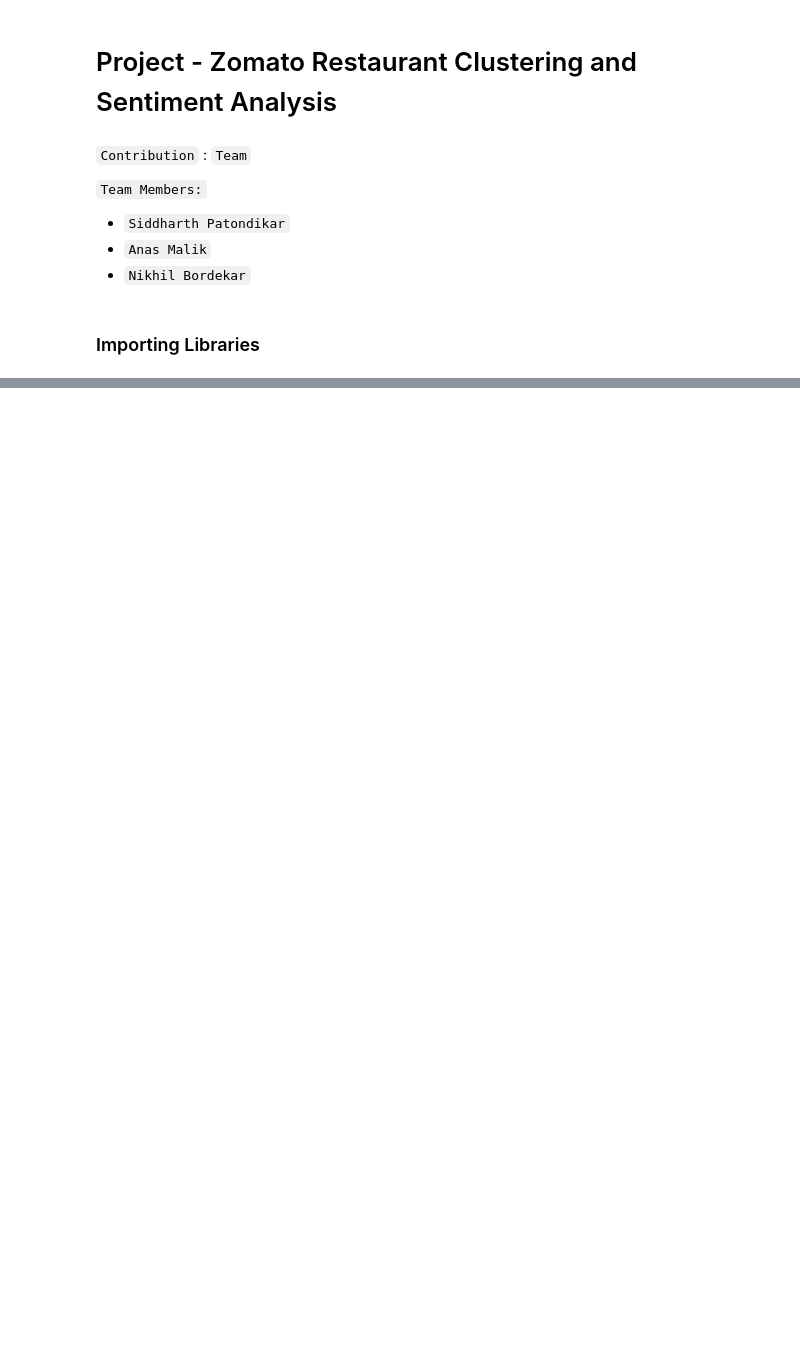
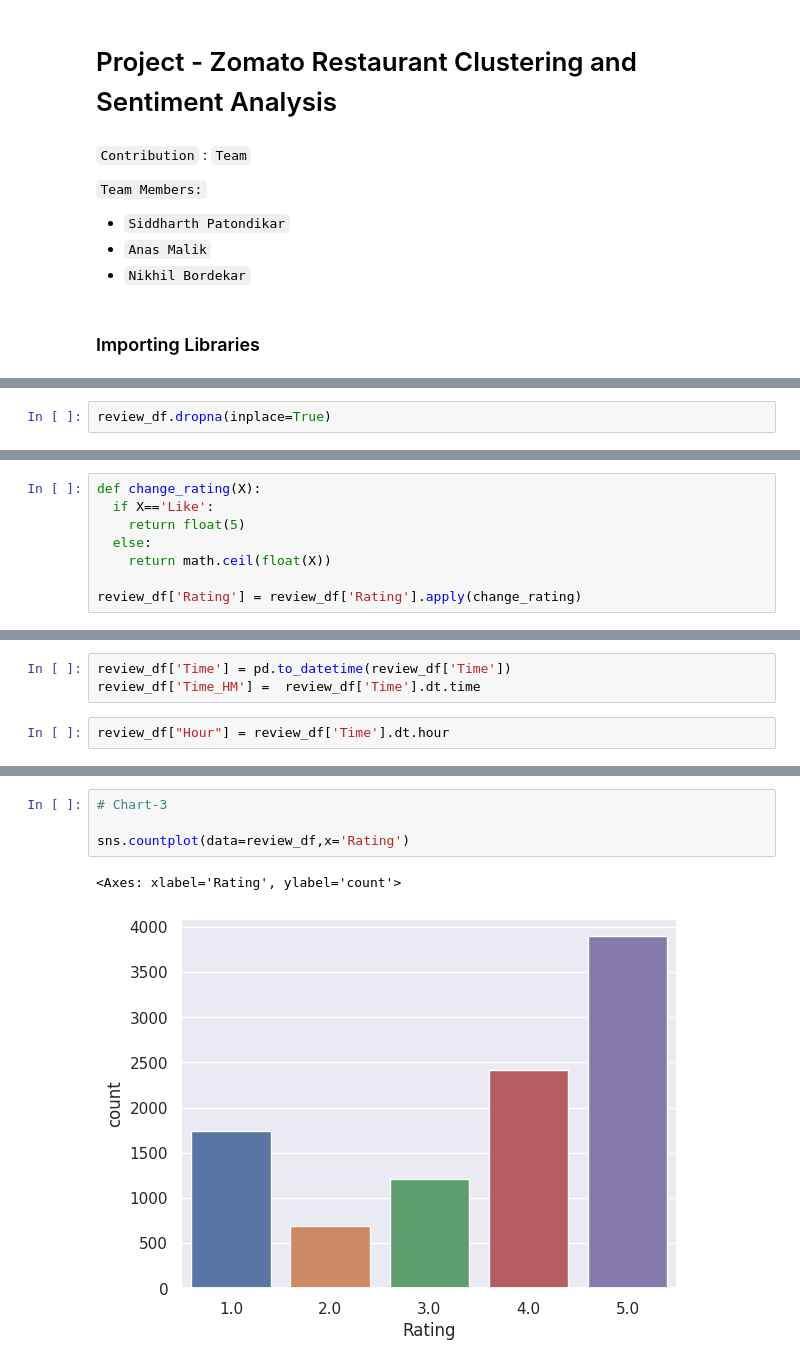
Before and after one commit to sidpatondikar/Capstone-Zomato-Restaurant-Clustering-and-Sentiment-Analysis, a Jupyter notebook: Zomato_Restaurant_Clustering.ipynb, the cells around one changed output, grey strips where cells are left out. Saved outputs shown, nothing was run; the diff lists cells and outputs as text; blank space fills up the shorter version.

```diff
--- a/Zomato_Restaurant_Clustering.ipynb
+++ b/Zomato_Restaurant_Clustering.ipynb
@@ -76,0 +116,2 @@ memory usage: 5.0+ KB
+# %%
+review_df.dropna(inplace=True)
@@ -76,0 +238,8 @@ memory usage: 5.0+ KB
+# %%
+def change_rating(X):
+  if X=='Like':
+    return float(5)
+  else:
+    return math.ceil(float(X))
+
+review_df['Rating'] = review_df['Rating'].apply(change_rating)
@@ -76,0 +255,5 @@ memory usage: 5.0+ KB
+# %%
+review_df['Time'] = pd.to_datetime(review_df['Time'])
+review_df['Time_HM'] =  review_df['Time'].dt.time
+# %%
+review_df["Hour"] = review_df['Time'].dt.hour
@@ -76,0 +325,7 @@ memory usage: 5.0+ KB
+# %%
+# Chart-3
+
+sns.countplot(data=review_df,x='Rating')
+# %% [output]
+<Axes: xlabel='Rating', ylabel='count'>
+[figure, added]
```
Also changed, not shown: parts of 37 cells of this notebook.
